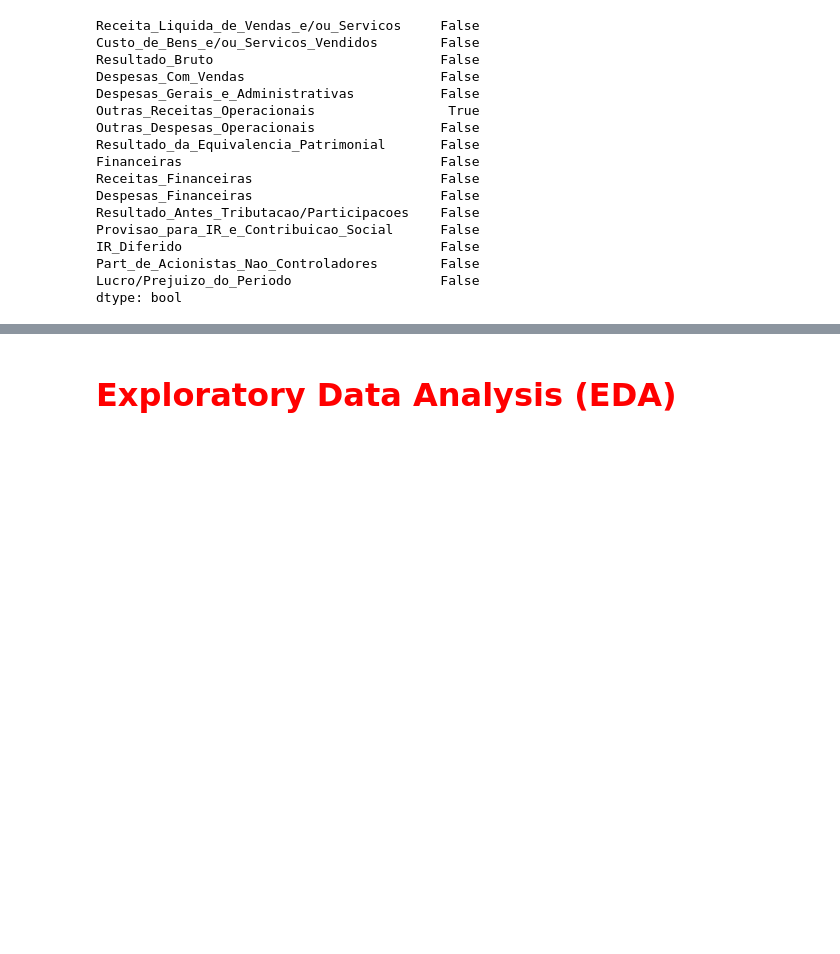
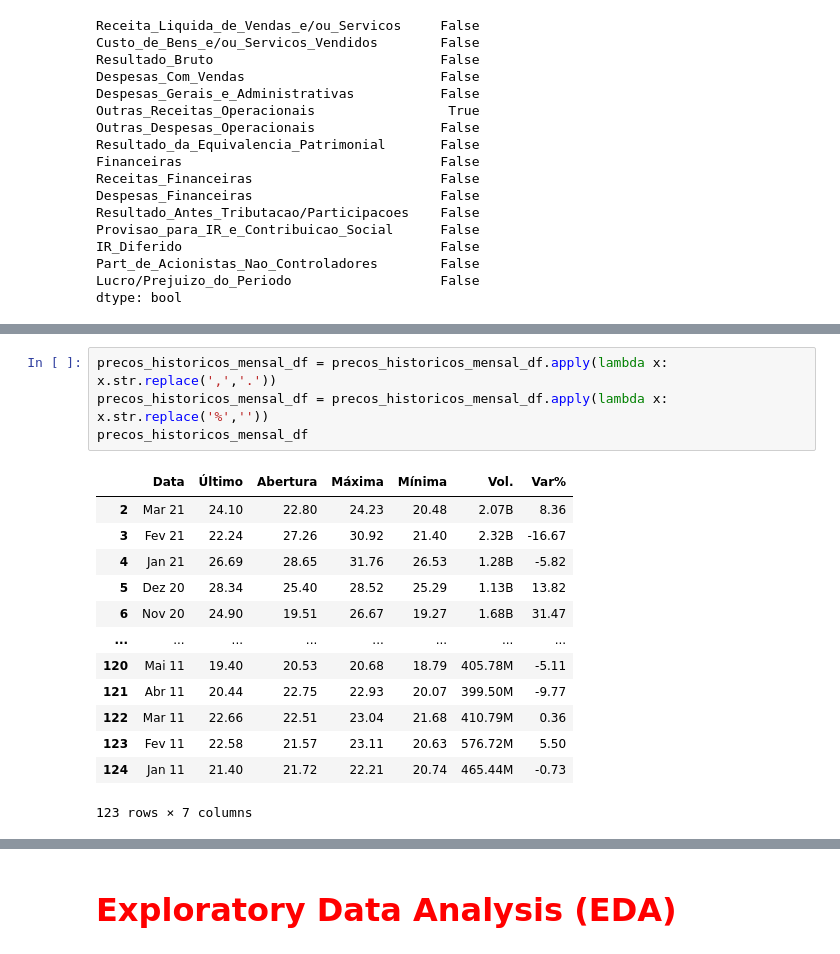
Before and after one commit to HugoSilva177/StockPred, a Jupyter notebook: notebooks/analise_dados_historicos.ipynb, the cells around one changed output, grey strips where cells are left out. Drawn from its saved outputs; the diff is of its cells as text; blank space fills up the shorter version.

```diff
--- a/notebooks/analise_dados_historicos.ipynb
+++ b/notebooks/analise_dados_historicos.ipynb
@@ -401,0 +502,18 @@ dtype: float64
+# %%
+precos_historicos_mensal_df = precos_historicos_mensal_df.apply(lambda x: x.str.replace(',','.'))
+precos_historicos_mensal_df = precos_historicos_mensal_df.apply(lambda x: x.str.replace('%',''))
+precos_historicos_mensal_df
+# %% [output]
+|  | Data | Último | Abertura | Máxima | Mínima | Vol. | Var% |
+| 2 | Mar 21 | 24.10 | 22.80 | 24.23 | 20.48 | 2.07B | 8.36 |
+| 3 | Fev 21 | 22.24 | 27.26 | 30.92 | 21.40 | 2.32B | -16.67 |
+| 4 | Jan 21 | 26.69 | 28.65 | 31.76 | 26.53 | 1.28B | -5.82 |
+| 5 | Dez 20 | 28.34 | 25.40 | 28.52 | 25.29 | 1.13B | 13.82 |
+| 6 | Nov 20 | 24.90 | 19.51 | 26.67 | 19.27 | 1.68B | 31.47 |
+| ... | ... | ... | ... | ... | ... | ... | ... |
+| 120 | Mai 11 | 19.40 | 20.53 | 20.68 | 18.79 | 405.78M | -5.11 |
+| 121 | Abr 11 | 20.44 | 22.75 | 22.93 | 20.07 | 399.50M | -9.77 |
+| 122 | Mar 11 | 22.66 | 22.51 | 23.04 | 21.68 | 410.79M | 0.36 |
+| 123 | Fev 11 | 22.58 | 21.57 | 23.11 | 20.63 | 576.72M | 5.50 |
+| 124 | Jan 11 | 21.40 | 21.72 | 22.21 | 20.74 | 465.44M | -0.73 |
+123 rows × 7 columns
```
Also changed, not shown: parts of 25 cells of this notebook.
